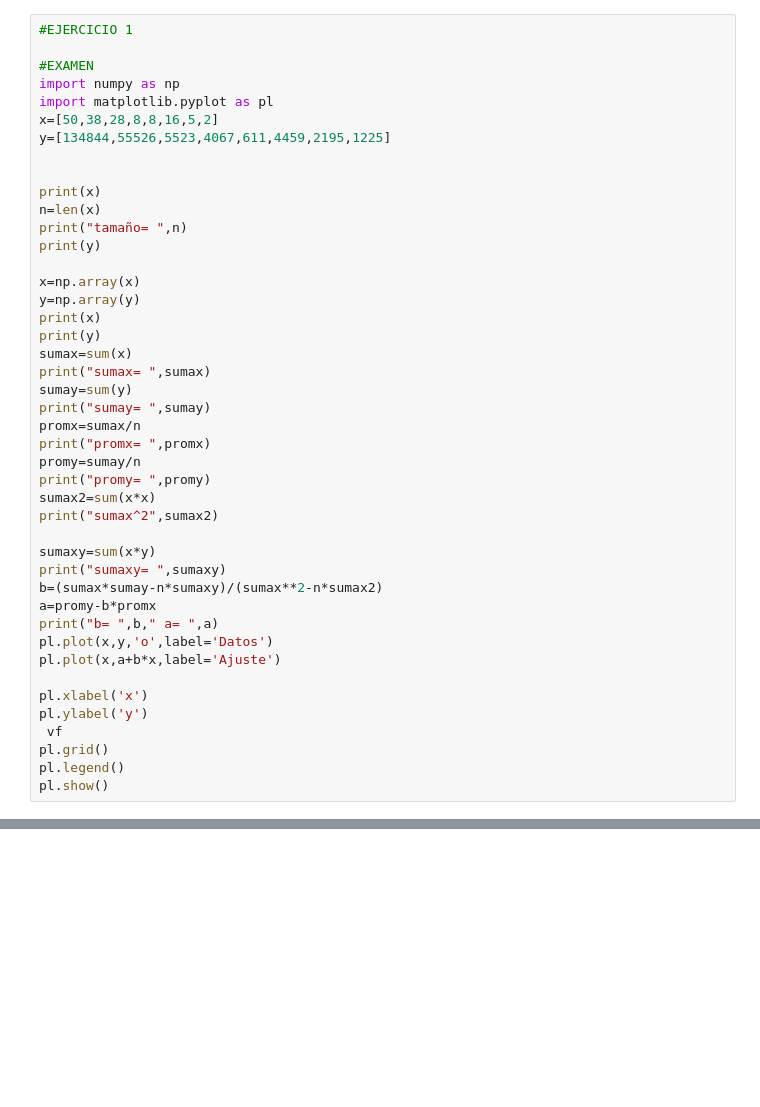
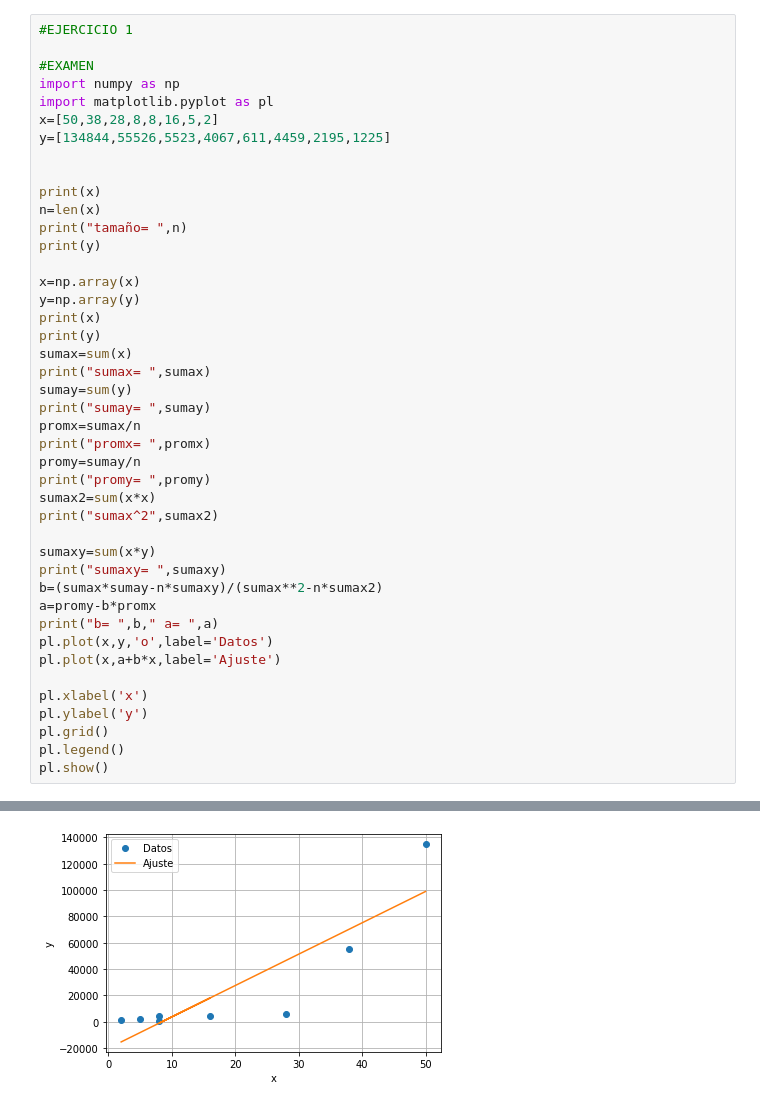
Before and after one commit to unsxxfabian/examen_mejorado, a Jupyter notebook: examen_mejorado.ipynb, the cells around one changed output, grey strips where cells are left out. Cells and saved outputs as stored; diff of their text form; blank space fills up the shorter version.

```diff
--- a/examen_mejorado.ipynb
+++ b/examen_mejorado.ipynb
@@ -38,7 +38,7 @@ pl.plot(x,a+b*x,label='Ajuste')
 
 pl.xlabel('x')
 pl.ylabel('y')
- vf
 pl.grid()
 pl.legend()
 pl.show()
+# %% [output]
@@ -45,3 +57,4 @@ pl.show()
+[figure, added]
 # %%
 #EXAMEN MEJORADO 2
 
```
Also changed, not shown: parts of 2 cells of this notebook.
